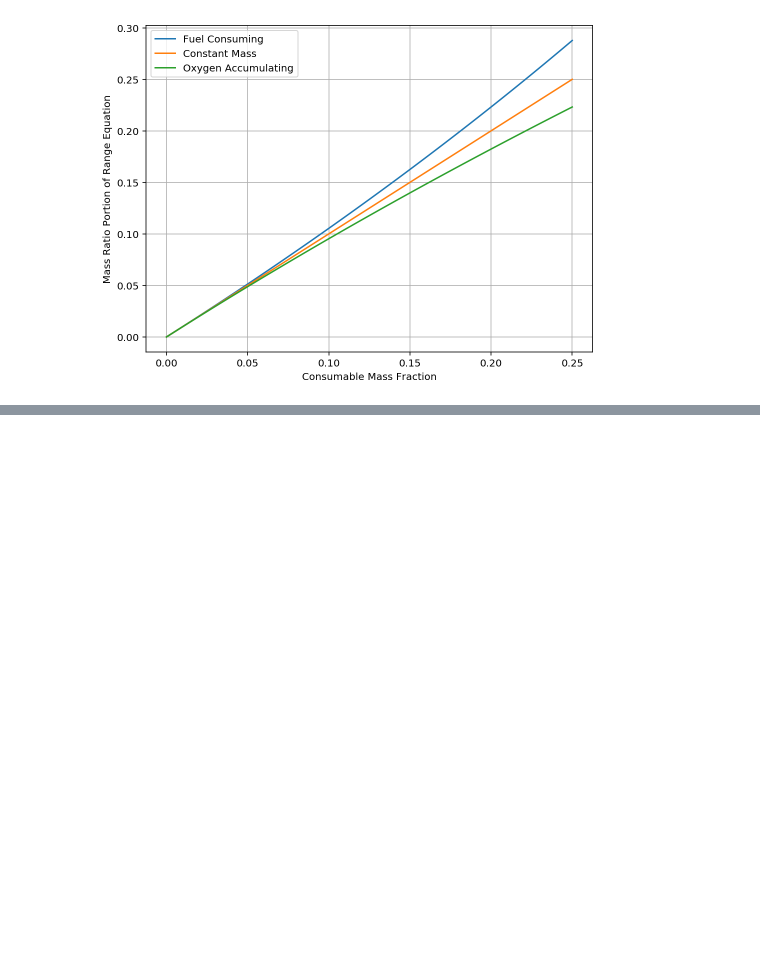
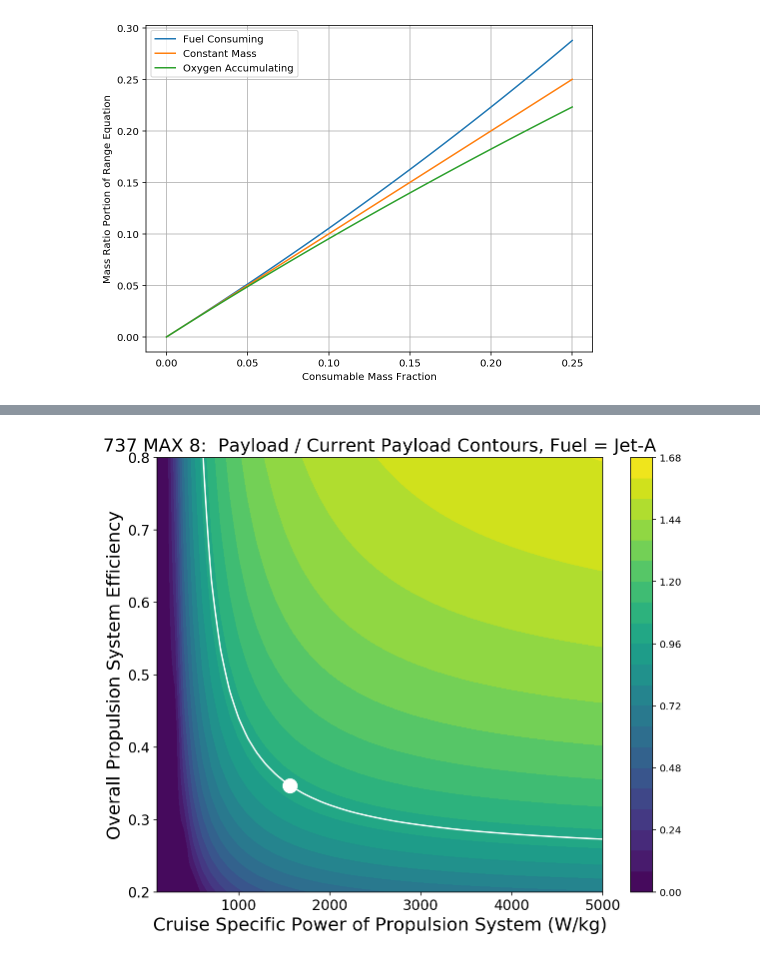
Before and after one commit to davetew/Zero-Carbon-Aviation, a Jupyter notebook: Zero_Carbon_Aviation_Colab.ipynb, the cells around one changed output, grey strips where cells are left out. Saved outputs shown, nothing was run; the diff lists cells and outputs as text; code cells hidden in the pictures; blank space fills up the shorter version.

```diff
--- a/Zero_Carbon_Aviation_Colab.ipynb
+++ b/Zero_Carbon_Aviation_Colab.ipynb
@@ -958,0 +1217,4 @@ AC.PayloadContourChart(CustomRange=None)
+# %%
+AC.PayloadTechnologyContour()
+# %% [output]
+[figure, added]
```
Also changed, not shown: parts of 16 cells of this notebook.
